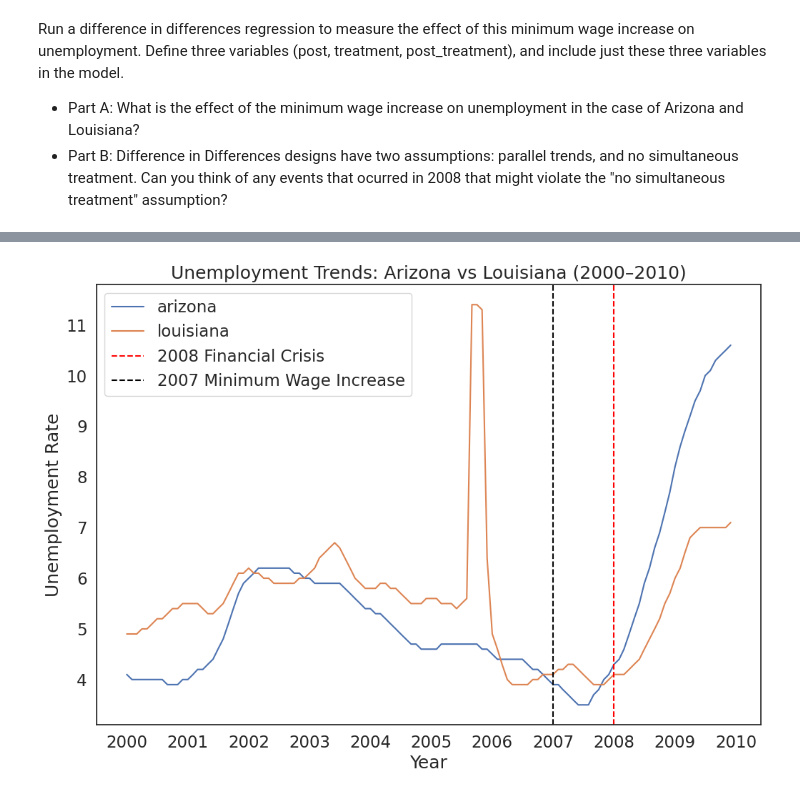
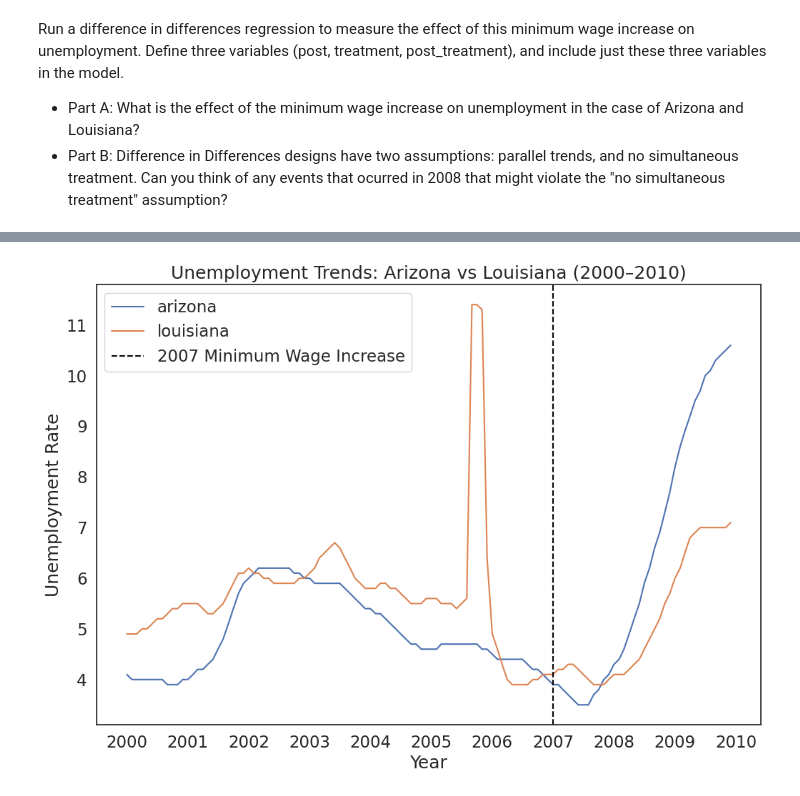
Before and after one commit to Geoschmitz/QM2, a Jupyter notebook: notebooks/W08. Diff-in-Diff.ipynb, the cells around one changed output, grey strips where cells are left out. Drawn from its saved outputs; the diff is of its cells as text; code cells hidden in the pictures.

```diff
--- a/notebooks/W08. Diff-in-Diff.ipynb
+++ b/notebooks/W08. Diff-in-Diff.ipynb
@@ -419,11 +467,10 @@ Notes:
 # %%
 sns.lineplot(data=did2, x='date', y='unemployment', hue='state')
-plt.axvline(pd.to_datetime('2008-01-01'), color='red', linestyle='--', label='2008 Financial Crisis')
 plt.axvline(pd.to_datetime('2007-01-01'), color='black', linestyle='--', label='2007 Minimum Wage Increase')
 plt.title('Unemployment Trends: Arizona vs Louisiana (2000–2010)')
 plt.xlabel('Year')
 plt.ylabel('Unemployment Rate')
 plt.legend()
 plt.show()
 # %% [output]
-[figure, old version]
+[figure, new version]
```
Also changed, not shown: parts of 17 cells of this notebook.
